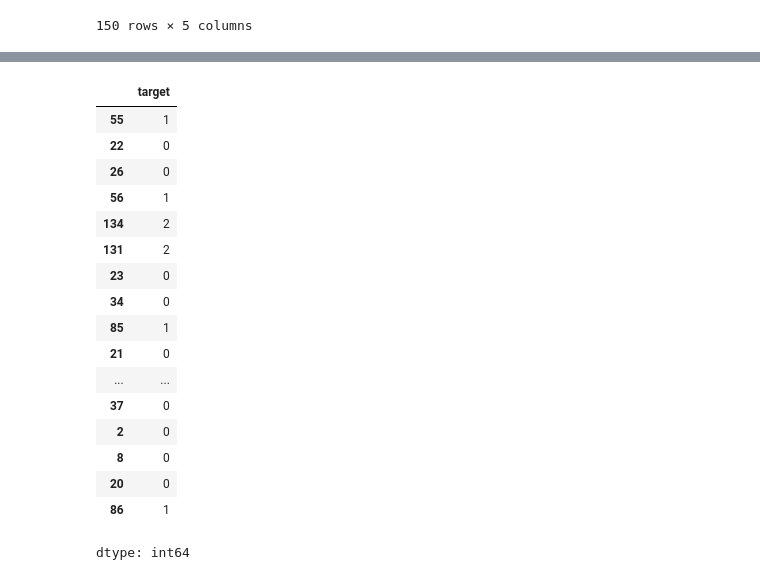
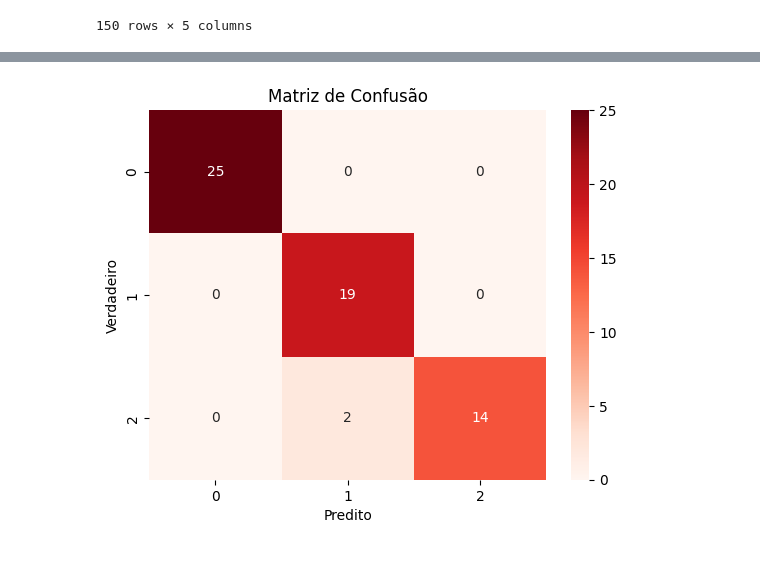
Before and after one commit to DaviCMaciel/LIT, a Jupyter notebook: LIT_KNN.ipynb, the cells around one changed output, grey strips where cells are left out. Drawn from its saved outputs; the diff is of its cells as text; code cells hidden in the pictures.

```diff
--- a/LIT_KNN.ipynb
+++ b/LIT_KNN.ipynb
@@ -68,3 +92,12 @@ iris_df
+# %%
+conf_matrix = metrics.confusion_matrix(y_test, y_pred)
+seaborn.heatmap(conf_matrix, annot=True, fmt='d', cmap='Reds')
+plt.xlabel('Predito')
+plt.ylabel('Verdadeiro')
+plt.title('Matriz de Confusão')
+plt.show()
+# %% [output]
+[figure, added]
 # %%
 iris0 = iris_df[:50]
 iris1 = iris_df[50:100]
@@ -82,32 +115,3 @@ x0_train, x0_test, y0_train, y0_test = train_test_split(x0,y0, test_size=0.4, ra
 x1_train, x1_test, y1_train, y1_test = train_test_split(x1,y1, test_size=0.4, random_state=32)
 
 x2_train, x2_test, y2_train, y2_test = train_test_split(x2,y2, test_size=0.4, random_state=32)
-# %%
-iris1 = iris_df.loc[iris_df.target.isin([0,1,2]), ['sepal length (cm)',	'sepal width (cm)',	'petal length (cm)',	'petal width (cm)', 'target']]
-
-
-x = iris1[['petal length (cm)',	'petal width (cm)']]
-y = iris1['target']
-
-x_train, x_test, y_train, y_test = train_test_split(x,y, test_size=0.4, random_state=32)
-
-y_test
-# %% [output]
-|  | target |
-| 55 | 1 |
-| 22 | 0 |
-| 26 | 0 |
-| 56 | 1 |
-| 134 | 2 |
-| 131 | 2 |
-| 23 | 0 |
-| 34 | 0 |
-| 85 | 1 |
-| 21 | 0 |
-| ... | ... |
-| 37 | 0 |
-| 2 | 0 |
-| 8 | 0 |
-| 20 | 0 |
-| 86 | 1 |
-dtype: int64
```
Also changed, not shown: parts of 6 cells of this notebook.
